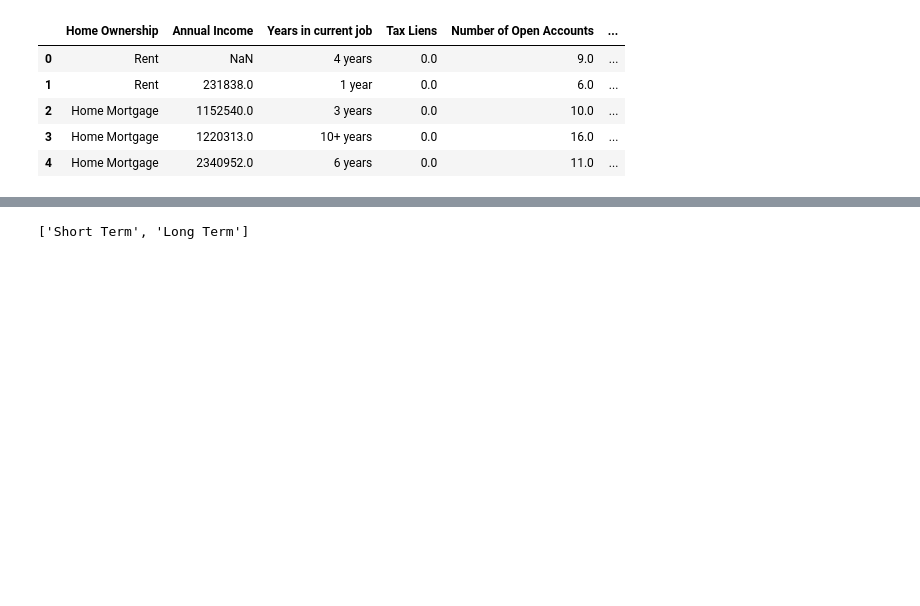
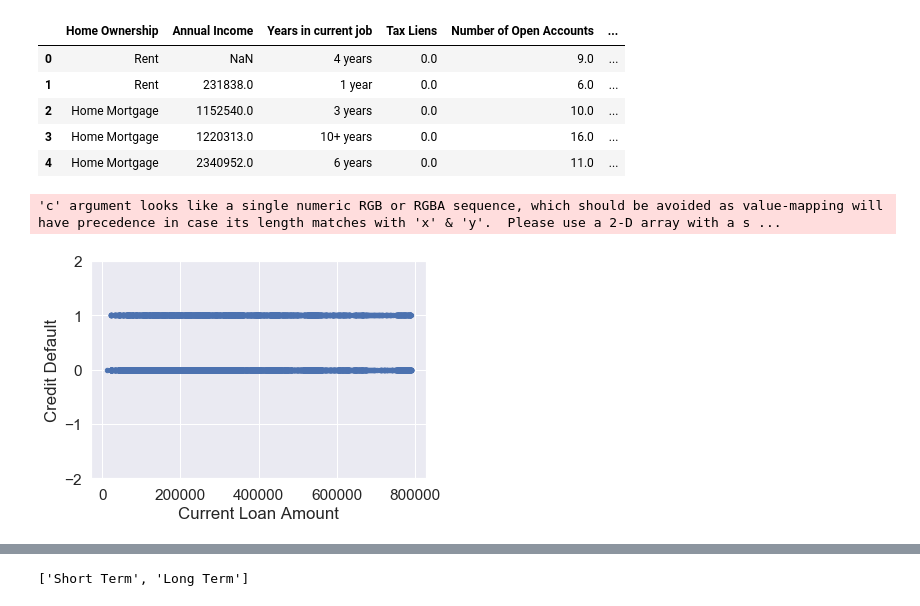
Before and after one commit to rabenkralle/Python_libraries_for_Data_Science, a Jupyter notebook: course_project/RImanov_solution.ipynb, the cells around one changed output, grey strips where cells are left out. Cells and saved outputs as stored; diff of their text form; code cells hidden in the pictures; blank space fills up the shorter version.

```diff
--- a/course_project/RImanov_solution.ipynb
+++ b/course_project/RImanov_solution.ipynb
@@ -83,3 +106,10 @@ df_test.head()
 | 2 | Home Mortgage | 1152540.0 | 3 years | 0.0 | 10.0 | ... |
 | 3 | Home Mortgage | 1220313.0 | 10+ years | 0.0 | 16.0 | ... |
 | 4 | Home Mortgage | 2340952.0 | 6 years | 0.0 | 11.0 | ... |
+# %%
+var = 'Current Loan Amount'
+data = pd.concat([X['Credit Default'], X[var]], axis=1)
+data.plot.scatter(x=var, y='Credit Default', ylim=(-2,2));
+# %% [output]
+'c' argument looks like a single numeric RGB or RGBA sequence, which should be avoided as value-mapping will have precedence in case its length matches with 'x' & 'y'.  Please use a 2-D array with a s ...
+[figure, added]
```
Also changed, not shown: parts of 48 cells of this notebook, 6 other files.
